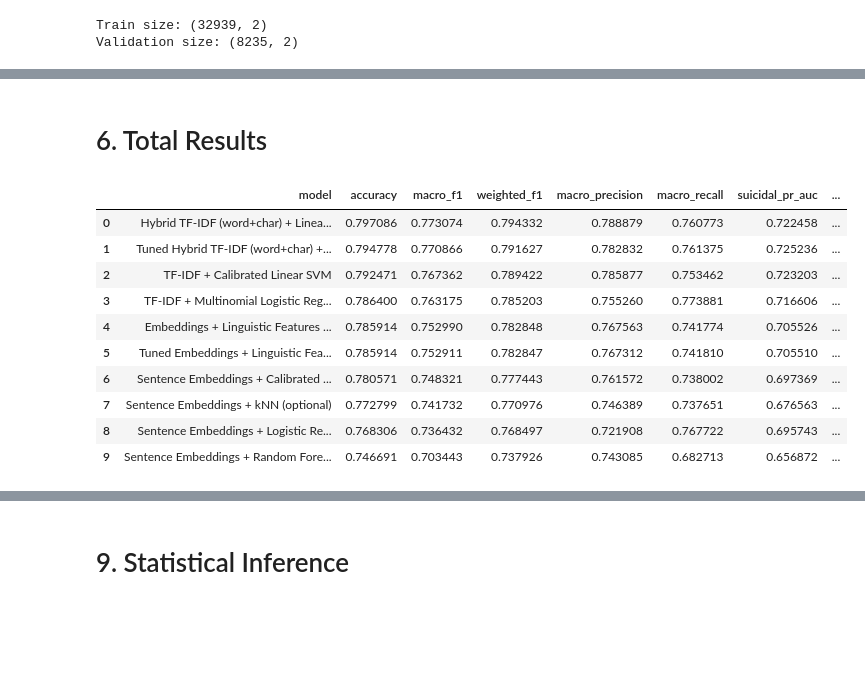
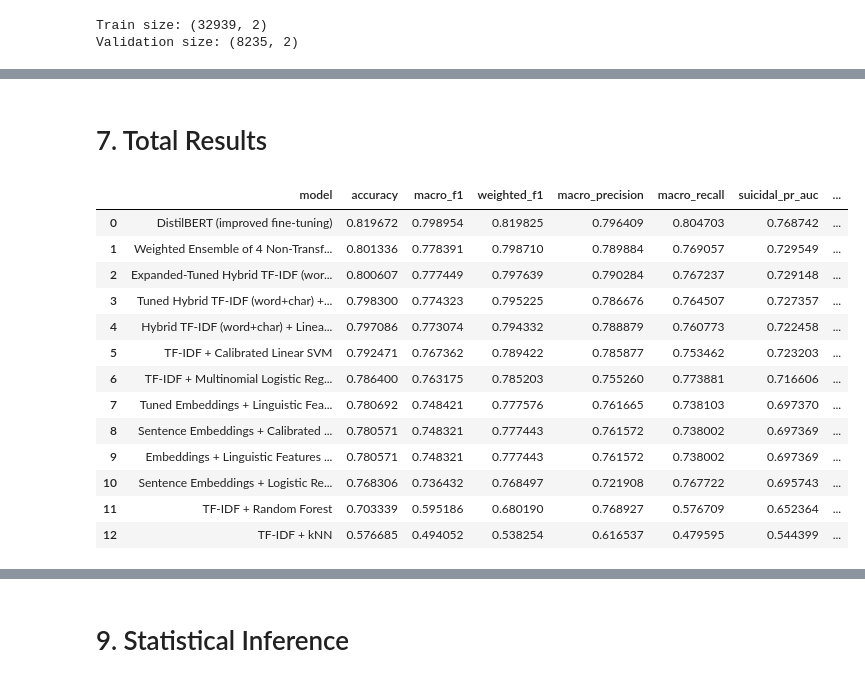
Before and after one commit to sy0203/ML_cf_mentalhealth, a Jupyter notebook: Code/modeling.ipynb, the cells around one changed output, grey strips where cells are left out. Saved outputs shown, nothing was run; the diff lists cells and outputs as text; code cells hidden in the pictures; blank space fills up the shorter version.

```diff
--- a/Code/modeling.ipynb
+++ b/Code/modeling.ipynb
@@ -1822,0 +1643,29 @@ Suicidal Average Precision:  0.6749
+# %%
+# DistilBERT validation metrics row (to add into results)
+
+def softmax_numpy(x):
+    x = np.asarray(x)
+    x = x - np.max(x, axis=1, keepdims=True)
+    exp_x = np.exp(x)
+    return exp_x / np.sum(exp_x, axis=1, keepdims=True)
+
+bert_val_proba_improved = softmax_numpy(bert_logits_improved)
+
+bert_pr_dict_improved = suicidal_pr_auc_from_probs(
+    y_true=bert_y_true_improved,
+    y_prob=bert_val_proba_improved,
+    class_names=label_encoder.classes_
+)
+
+res_distilbert_improved = {
+    "model": "DistilBERT (improved fine-tuning)",
+    "accuracy": accuracy_score(bert_y_true_improved, bert_y_pred_improved),
+    "macro_f1": f1_score(bert_y_true_improved, bert_y_pred_improved, average="macro"),
+    "weighted_f1": f1_score(bert_y_true_improved, bert_y_pred_improved, average="weighted"),
+    "macro_precision": precision_score(bert_y_true_improved, bert_y_pred_improved, average="macro", zero_division=0),
+    "macro_recall": recall_score(bert_y_true_improved, bert_y_pred_improved, average="macro", zero_division=0),
+    "suicidal_pr_auc": bert_pr_dict_improved["pr_auc"],
+    "suicidal_average_precision": bert_pr_dict_improved["average_precision"]
+}
+
+print(res_distilbert_improved)
@@ -1823,38 +1960,41 @@ Suicidal Average Precision:  0.6749
 # %% [markdown]
-# 6. Total Results
+# 7. Total Results
 # %%
 # Validation results table
 
 all_results = [
     res_tfidf_logreg,
     res_tfidf_svm,
     res_hybrid_svm,
-    res_best_hybrid_svm,
+    res_tuned_hybrid_svm,
+    res_tuned_hybrid_svm_expanded,
+    res_ensemble_4models,
     res_embed_logreg,
     res_embed_svm,
-    res_combined_svm,
-    res_best_combined_svm,
+    res_tfidf_rf,
+    res_tfidf_knn,
+    res_distilbert_improved
 ]
-
-if RUN_OPTIONAL_MODELS:
-    all_results.extend(optional_results)
 
 results_df = pd.DataFrame(all_results)
 
 # Sort mainly by macro F1, then suicidal PR-AUC, then accuracy
 sort_cols = [c for c in ["macro_f1", "suicidal_pr_auc", "accuracy"] if c in results_df.columns]
 results_df = results_df.sort_values(sort_cols, ascending=False).reset_index(drop=True)
 
 display(results_df)
 # %% [output]
 |  | model | accuracy | macro_f1 | weighted_f1 | macro_precision | macro_recall | suicidal_pr_auc | ... |
-| 0 | Hybrid TF-IDF (word+char) + Linea... | 0.797086 | 0.773074 | 0.794332 | 0.788879 | 0.760773 | 0.722458 | ... |
-| 1 | Tuned Hybrid TF-IDF (word+char) +... | 0.794778 | 0.770866 | 0.791627 | 0.782832 | 0.761375 | 0.725236 | ... |
-| 2 | TF-IDF + Calibrated Linear SVM | 0.792471 | 0.767362 | 0.789422 | 0.785877 | 0.753462 | 0.723203 | ... |
-| 3 | TF-IDF + Multinomial Logistic Reg... | 0.786400 | 0.763175 | 0.785203 | 0.755260 | 0.773881 | 0.716606 | ... |
-| 4 | Embeddings + Linguistic Features ... | 0.785914 | 0.752990 | 0.782848 | 0.767563 | 0.741774 | 0.705526 | ... |
-| 5 | Tuned Embeddings + Linguistic Fea... | 0.785914 | 0.752911 | 0.782847 | 0.767312 | 0.741810 | 0.705510 | ... |
-| 6 | Sentence Embeddings + Calibrated ... | 0.780571 | 0.748321 | 0.777443 | 0.761572 | 0.738002 | 0.697369 | ... |
-| 7 | Sentence Embeddings + kNN (optional) | 0.772799 | 0.741732 | 0.770976 | 0.746389 | 0.737651 | 0.676563 | ... |
-| 8 | Sentence Embeddings + Logistic Re... | 0.768306 | 0.736432 | 0.768497 | 0.721908 | 0.767722 | 0.695743 | ... |
-| 9 | Sentence Embeddings + Random Fore... | 0.746691 | 0.703443 | 0.737926 | 0.743085 | 0.682713 | 0.656872 | ... |
+| 0 | DistilBERT (improved fine-tuning) | 0.819672 | 0.798954 | 0.819825 | 0.796409 | 0.804703 | 0.768742 | ... |
+| 1 | Weighted Ensemble of 4 Non-Transf... | 0.801336 | 0.778391 | 0.798710 | 0.789884 | 0.769057 | 0.729549 | ... |
+| 2 | Expanded-Tuned Hybrid TF-IDF (wor... | 0.800607 | 0.777449 | 0.797639 | 0.790284 | 0.767237 | 0.729148 | ... |
+| 3 | Tuned Hybrid TF-IDF (word+char) +... | 0.798300 | 0.774323 | 0.795225 | 0.786676 | 0.764507 | 0.727357 | ... |
+| 4 | Hybrid TF-IDF (word+char) + Linea... | 0.797086 | 0.773074 | 0.794332 | 0.788879 | 0.760773 | 0.722458 | ... |
+| 5 | TF-IDF + Calibrated Linear SVM | 0.792471 | 0.767362 | 0.789422 | 0.785877 | 0.753462 | 0.723203 | ... |
+| 6 | TF-IDF + Multinomial Logistic Reg... | 0.786400 | 0.763175 | 0.785203 | 0.755260 | 0.773881 | 0.716606 | ... |
+| 7 | Tuned Embeddings + Linguistic Fea... | 0.780692 | 0.748421 | 0.777576 | 0.761665 | 0.738103 | 0.697370 | ... |
+| 8 | Sentence Embeddings + Calibrated ... | 0.780571 | 0.748321 | 0.777443 | 0.761572 | 0.738002 | 0.697369 | ... |
+| 9 | Embeddings + Linguistic Features ... | 0.780571 | 0.748321 | 0.777443 | 0.761572 | 0.738002 | 0.697369 | ... |
+| 10 | Sentence Embeddings + Logistic Re... | 0.768306 | 0.736432 | 0.768497 | 0.721908 | 0.767722 | 0.695743 | ... |
+| 11 | TF-IDF + Random Forest | 0.703339 | 0.595186 | 0.680190 | 0.768927 | 0.576709 | 0.652364 | ... |
+| 12 | TF-IDF + kNN | 0.576685 | 0.494052 | 0.538254 | 0.616537 | 0.479595 | 0.544399 | ... |
```
Also changed, not shown: parts of 129 cells of this notebook, 13 other files.
